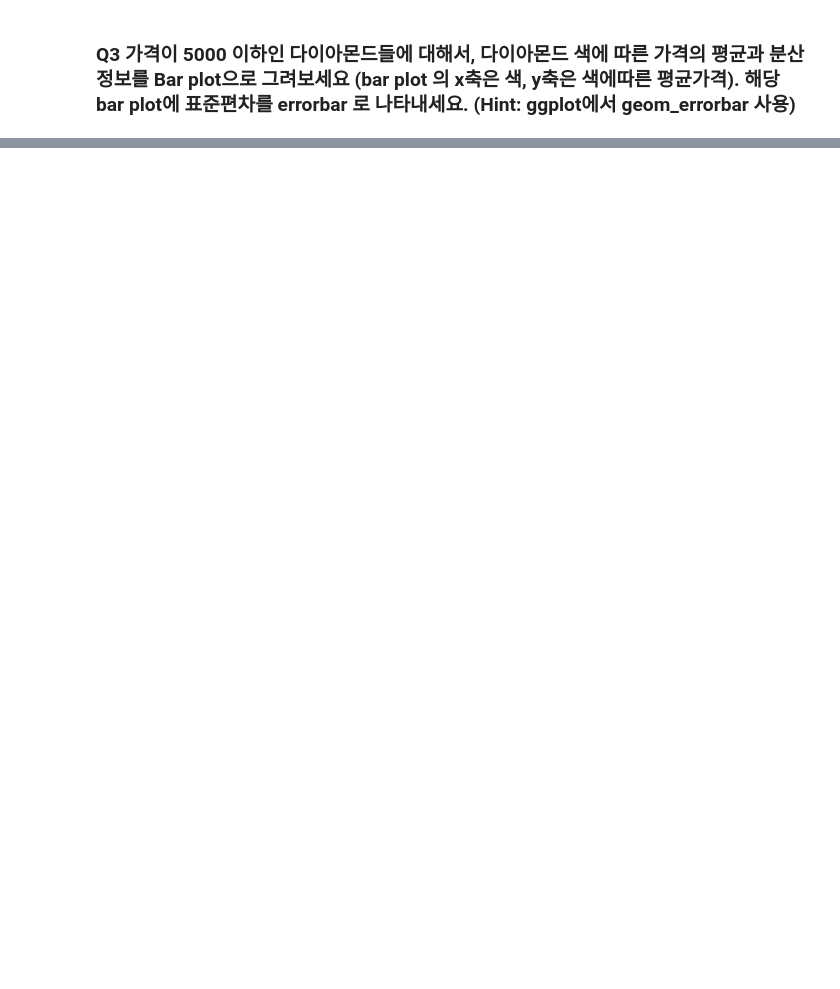
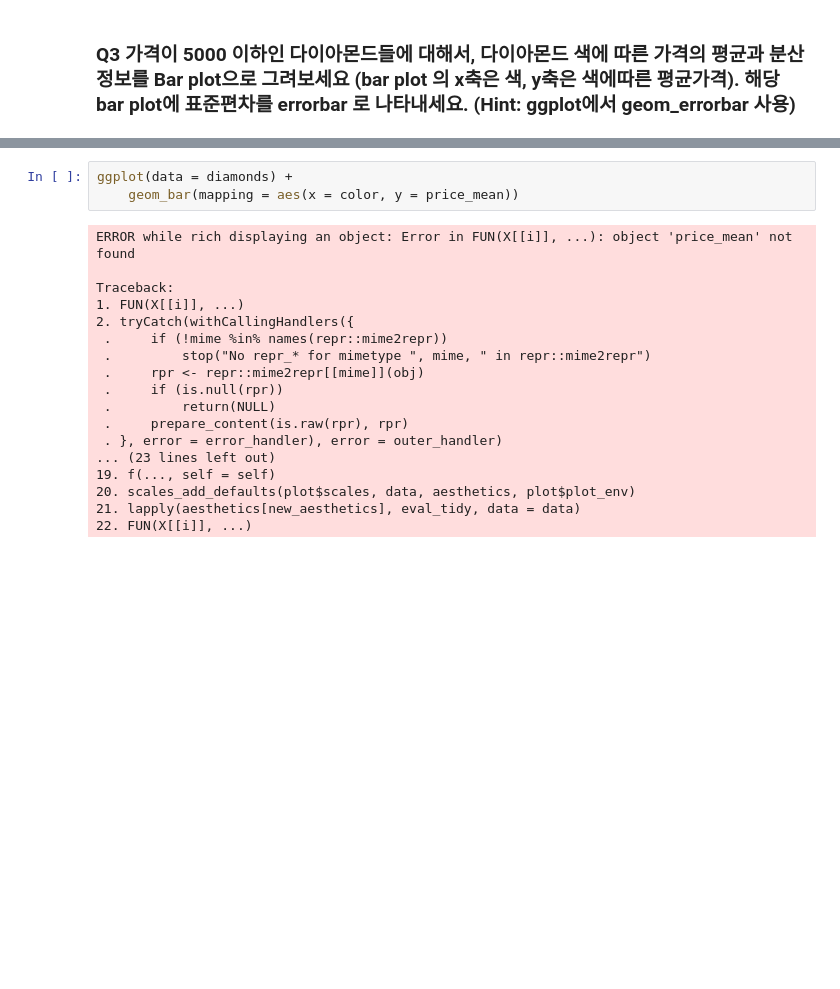
Before and after one commit to kcw0331/Environmental-Health-Big-Data-Analysis, a Jupyter notebook: 과제2/HW2.ipynb, the cells around one changed output, grey strips where cells are left out. Drawn from its saved outputs; the diff is of its cells as text; blank space fills up the shorter version.

```diff
--- a/과제2/HW2.ipynb
+++ b/과제2/HW2.ipynb
@@ -49,0 +116,22 @@ A tibble: 53940 × 10
+# %%
+ggplot(data = diamonds) +
+    geom_bar(mapping = aes(x = color, y = price_mean))
+# %% [output]
+ERROR while rich displaying an object: Error in FUN(X[[i]], ...): object 'price_mean' not found
+
+Traceback:
+1. FUN(X[[i]], ...)
+2. tryCatch(withCallingHandlers({
+ .     if (!mime %in% names(repr::mime2repr))
+ .         stop("No repr_* for mimetype ", mime, " in repr::mime2repr")
+ .     rpr <- repr::mime2repr[[mime]](obj)
+ .     if (is.null(rpr))
+ .         return(NULL)
+ .     prepare_content(is.raw(rpr), rpr)
+ . }, error = error_handler), error = outer_handler)
+... (23 lines left out)
+19. f(..., self = self)
+20. scales_add_defaults(plot$scales, data, aesthetics, plot$plot_env)
+21. lapply(aesthetics[new_aesthetics], eval_tidy, data = data)
+22. FUN(X[[i]], ...)
+[figure, added]
```
Also changed, not shown: parts of 8 cells of this notebook.
